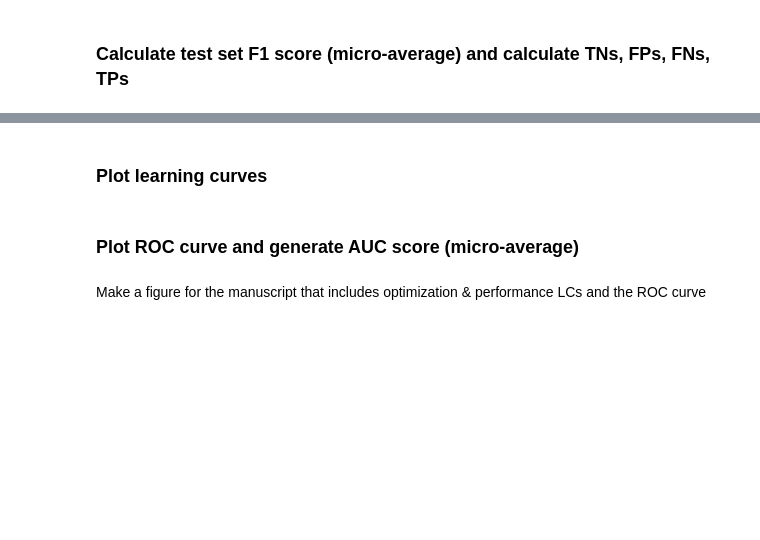
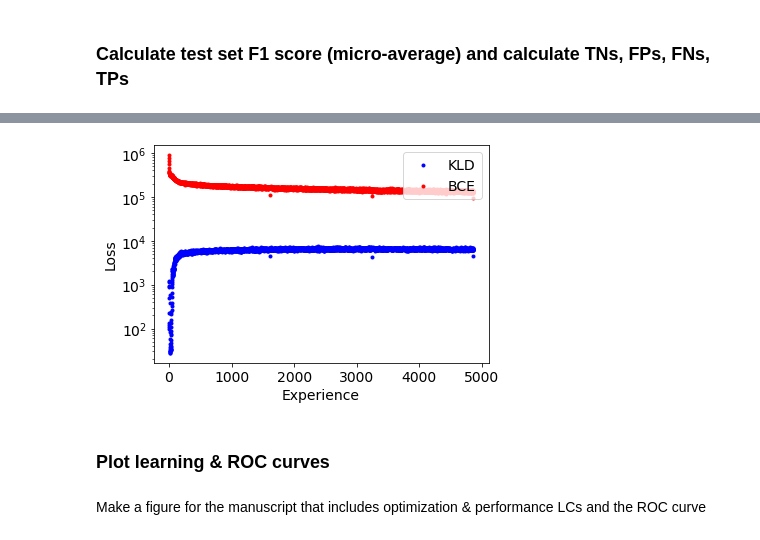
Before and after one commit to natasha-dudek/DeepGenomeVector, a Jupyter notebook: main.ipynb, the cells around one changed output, grey strips where cells are left out. Cells and saved outputs as stored; diff of their text form; code cells hidden in the pictures; blank space fills up the shorter version.

```diff
--- a/main.ipynb
+++ b/main.ipynb
@@ -217,7 +219,7 @@ This notebook allows you to either train a single VAE model (no HPO) or load a m
 # %% [markdown]
 To train a model from scratch:
 # %%
-train_from_scratch = True
+train_from_scratch = False
 date = pre_process.datenow()
 save_as = BASE_DIR+"VAE_"+date
 n_mods = '10' # max number of modules used for corruption -- used to save label saved model, etc.
@@ -229,17 +231,18 @@ if train_from_scratch:
     lr = 0.001
     batch_size = 128
     kfolds = 10
-    num_epochs = 5
+    num_epochs = 3
     replacement_threshold = 0.5
 
     # Train model
     kld, bce, train_losses, test_losses,\
     train_f1s, test_f1s, model = trainable.train_single_vae(nn_layers, weight_decay, lr, \
-                                                            batch_size, kfolds, num_epochs, replacement_threshold,\
-                                                            corrupted_train, corrupted_test)
+                                                            batch_size, kfolds, num_epochs,\
+                                                            replacement_threshold, BASE_DIR)
 
-    # Save model and other data
-    trainable.save_model(n_mods, kld, bce, train_losses, test_losses,\
+    # Save model and associated data
+    print("Saving model with basename",save_as+"_"+n_mods+"mods")
+    trainable.save_model(save_as+"_"+n_mods+"mods", kld, bce, train_losses, test_losses,\
                          train_f1s, test_f1s, model)
 # %% [markdown]
 To load a model:
@@ -262,3 +249,11 @@ if load_model:
+# %%
+load_model = True
+#name = "final_10mod"
+name = BASE_DIR+"VAE_2021-12-19-22-16-27_10mods"
+
+if load_model:
+    model, train_losses, test_losses,\
+    train_f1s, test_f1s, bce, kld = trainable.load_model(name)
 # %% [markdown]
 # Evaluate model performance
 # %% [markdown]
@@ -307,2 +295,6 @@ fig = data_viz.kld_vs_bce(kld, bce)
+# %%
+fig = evaluate.kld_vs_bce(kld, bce)
+# %% [output]
+[figure, added]
 # %% [markdown]
-### Plot learning curves
+### Plot learning & ROC curves
@@ -313,2 +300,0 @@ plt.savefig(BASE_DIR+"learning_curves.pdf", bbox_inches='tight')
-# %% [markdown]
-### Plot ROC curve and generate AUC score (micro-average)
```
Also changed, not shown: parts of 274 cells of this notebook, 12 other files.
